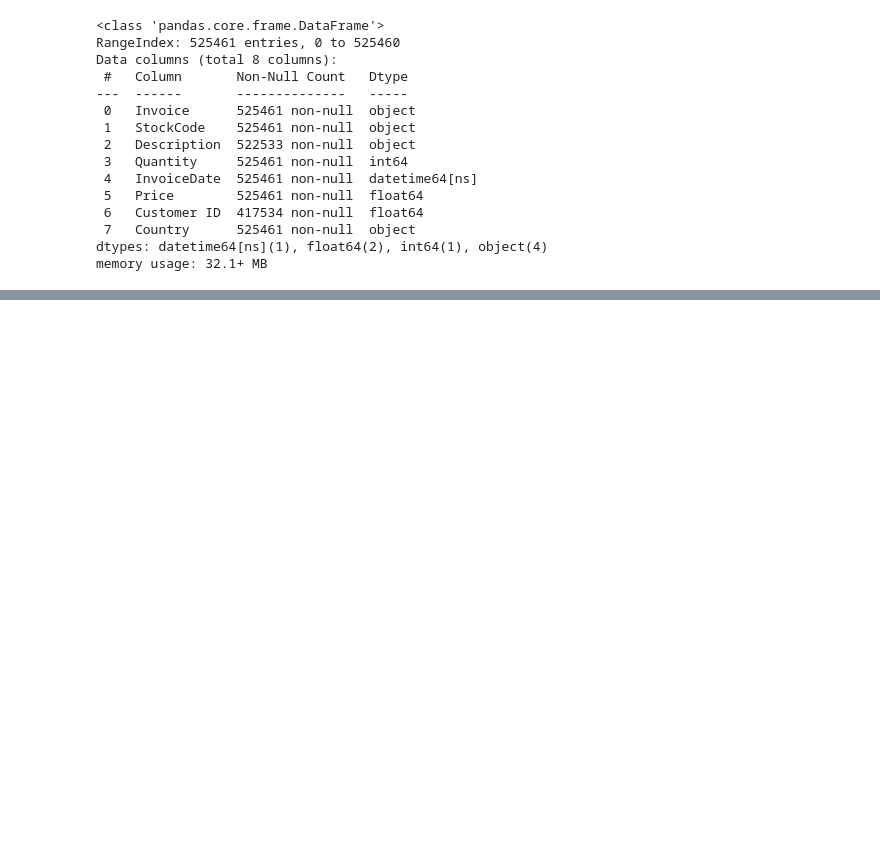
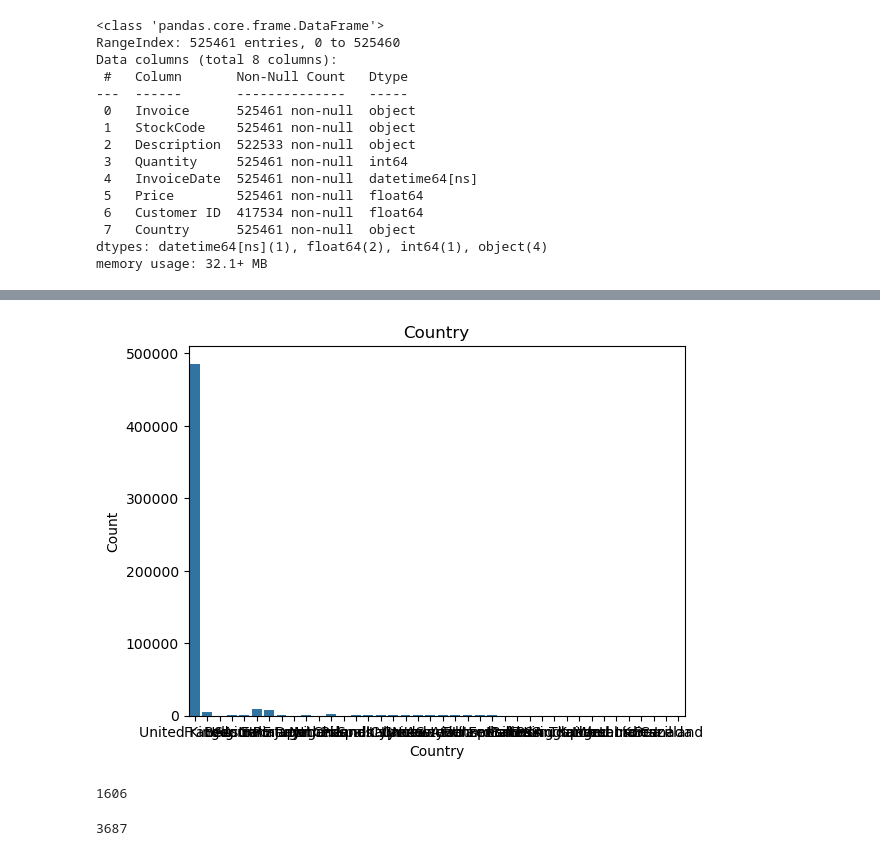
Before and after one commit to jeff0167/Data_And_Things, a Jupyter notebook: DE_Task.ipynb, the cells around one changed output, grey strips where cells are left out. Saved outputs shown, nothing was run; the diff lists cells and outputs as text; code cells hidden in the pictures; blank space fills up the shorter version.

```diff
--- a/DE_Task.ipynb
+++ b/DE_Task.ipynb
@@ -166,0 +330,16 @@ plt.scatter(x = "Price", y = "Quantity", data = df)
+# %%
+sns.countplot(x = "Country", data = df)
+plt.title("Country")
+plt.xlabel("Country")
+plt.ylabel("Count")
+plt.show()
+# %% [output]
+[figure, added]
+# %%
+df["Price"].nunique()
+# %% [output]
+1606
+# %%
+df["Price"].value_counts().get(0)
+# %% [output]
+3687
```
Also changed, not shown: parts of 67 cells of this notebook, 2 other files.
